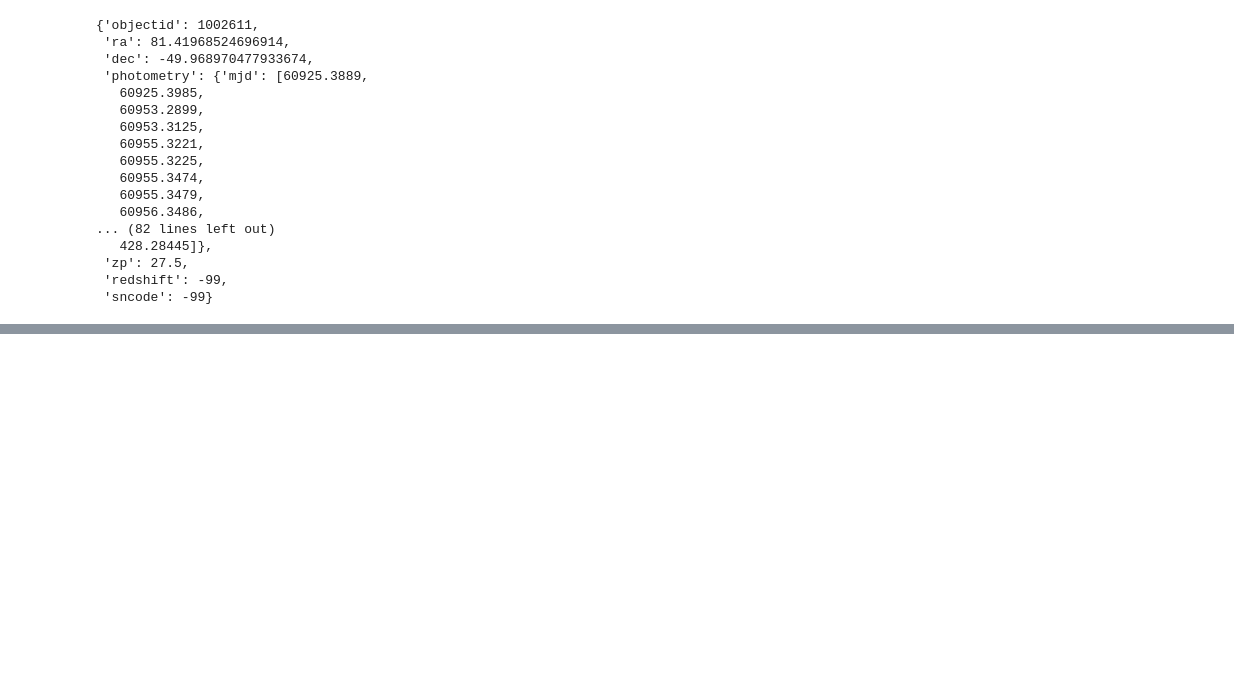
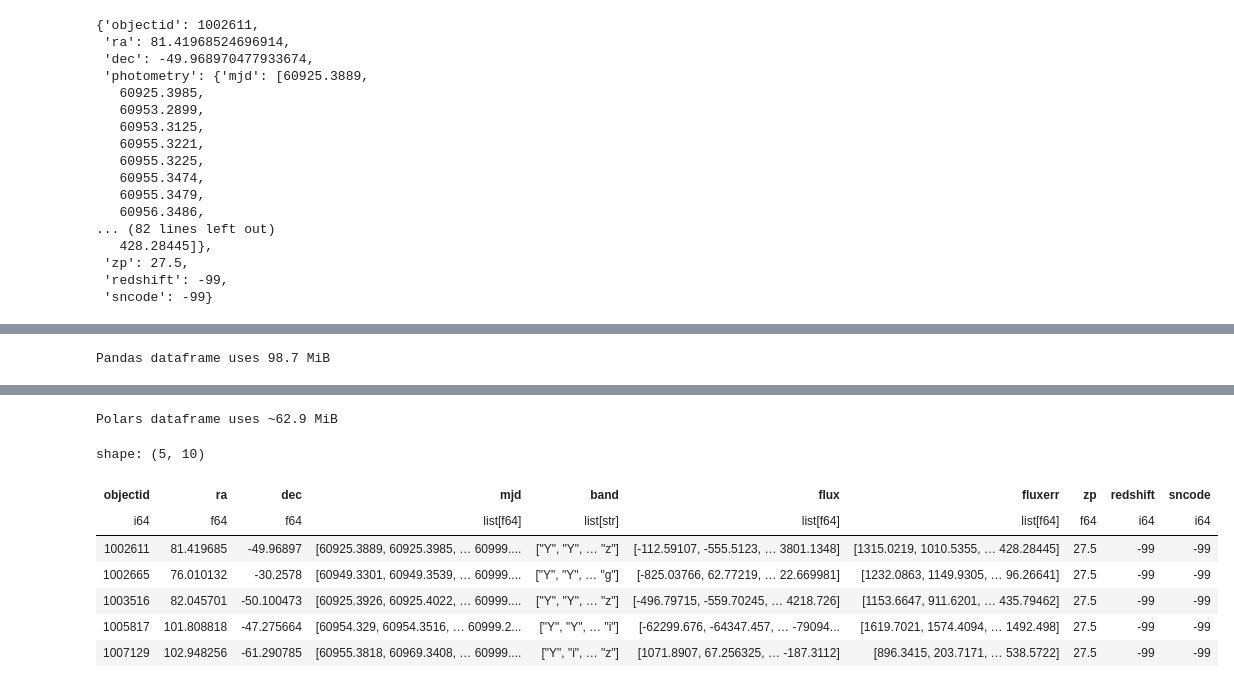
Before and after one commit to LSSTDESC/elasticc, a Jupyter notebook: jupyter/sprint_week_2024oct/elasticc2_demo3.ipynb, the cells around one changed output, grey strips where cells are left out. Cells and saved outputs as stored; diff of their text form; code cells hidden in the pictures; blank space fills up the shorter version.

```diff
--- a/jupyter/sprint_week_2024oct/elasticc2_demo3.ipynb
+++ b/jupyter/sprint_week_2024oct/elasticc2_demo3.ipynb
@@ -111,0 +233,29 @@ hotsne[0]
+# %%
+# The API call can package the data in a few different ways.  The default is
+#   what's shown above.  If we set the parmaeter return_format to 2, we get
+#   something that's better suited for importing into a data frame.
+# (It still returns JSON.  Returning a binary serialized data frame is fraught,
+#   because those don't always restore well between versions.)
+
+retval = query_tom( "elasticc2/gethottransients",
+                   { "mjd_now": 61000., "detected_in_last_days": 1., "return_format": 2 },
+                   verbose=True )
+
+_logger.info( "Making Pandas data frame..." )
+hotsne_pandas = pandas.DataFrame( retval['diaobject'] )
+_logger.info( "Making Polars data frame..." )
+hotsne_polars = polars.DataFrame( retval['diaobject'] )
+_logger.info( "...done making dataframes." )
+
+print( f"Pandas dataframe uses {hotsne_pandas.memory_usage(deep=True).sum()/1024/1024:.1f} MiB" )
+display( hotsne_pandas[0:5] )
+
+print( f"Polars dataframe uses ~{hotsne_polars.estimated_size('mb'):.1f} MiB" )
+display( hotsne_polars[0:5] )
+
+# I'm going to do futher operations on the Polars dataframe.  Although the Polars
+#   sytanx is perhaps even more byzantine than Pandas (if you can imagine that),
+#   it handles list columsn better than Pandas does.  (For pandas, you probably
+#   want to "explode" the dataframe and deal with a multi-level index.)
+hotsne = hotsne_polars;
+# %% [output]
@@ -111,0 +267 @@ hotsne[0]
+Pandas dataframe uses 98.7 MiB
@@ -111,0 +274,9 @@ hotsne[0]
+Polars dataframe uses ~62.9 MiB
+shape: (5, 10)
+| objectid | ra | dec | mjd | band | flux | fluxerr | zp | redshift | sncode |
+| i64 | f64 | f64 | list[f64] | list[str] | list[f64] | list[f64] | f64 | i64 | i64 |
+| 1002611 | 81.419685 | -49.96897 | [60925.3889, 60925.3985, … 60999.... | ["Y", "Y", … "z"] | [-112.59107, -555.5123, … 3801.1348] | [1315.0219, 1010.5355, … 428.28445] | 27.5 | -99 | -99 |
+| 1002665 | 76.010132 | -30.2578 | [60949.3301, 60949.3539, … 60999.... | ["Y", "Y", … "g"] | [-825.03766, 62.77219, … 22.669981] | [1232.0863, 1149.9305, … 96.26641] | 27.5 | -99 | -99 |
+| 1003516 | 82.045701 | -50.100473 | [60925.3926, 60925.4022, … 60999.... | ["Y", "Y", … "z"] | [-496.79715, -559.70245, … 4218.726] | [1153.6647, 911.6201, … 435.79462] | 27.5 | -99 | -99 |
+| 1005817 | 101.808818 | -47.275664 | [60954.329, 60954.3516, … 60999.2... | ["Y", "Y", … "i"] | [-62299.676, -64347.457, … -79094... | [1619.7021, 1574.4094, … 1492.498] | 27.5 | -99 | -99 |
+| 1007129 | 102.948256 | -61.290785 | [60955.3818, 60969.3408, … 60999.... | ["Y", "i", … "z"] | [1071.8907, 67.256325, … -187.3112] | [896.3415, 203.7171, … 538.5722] | 27.5 | -99 | -99 |
```
Also changed, not shown: parts of 15 cells of this notebook, 2 other files.
